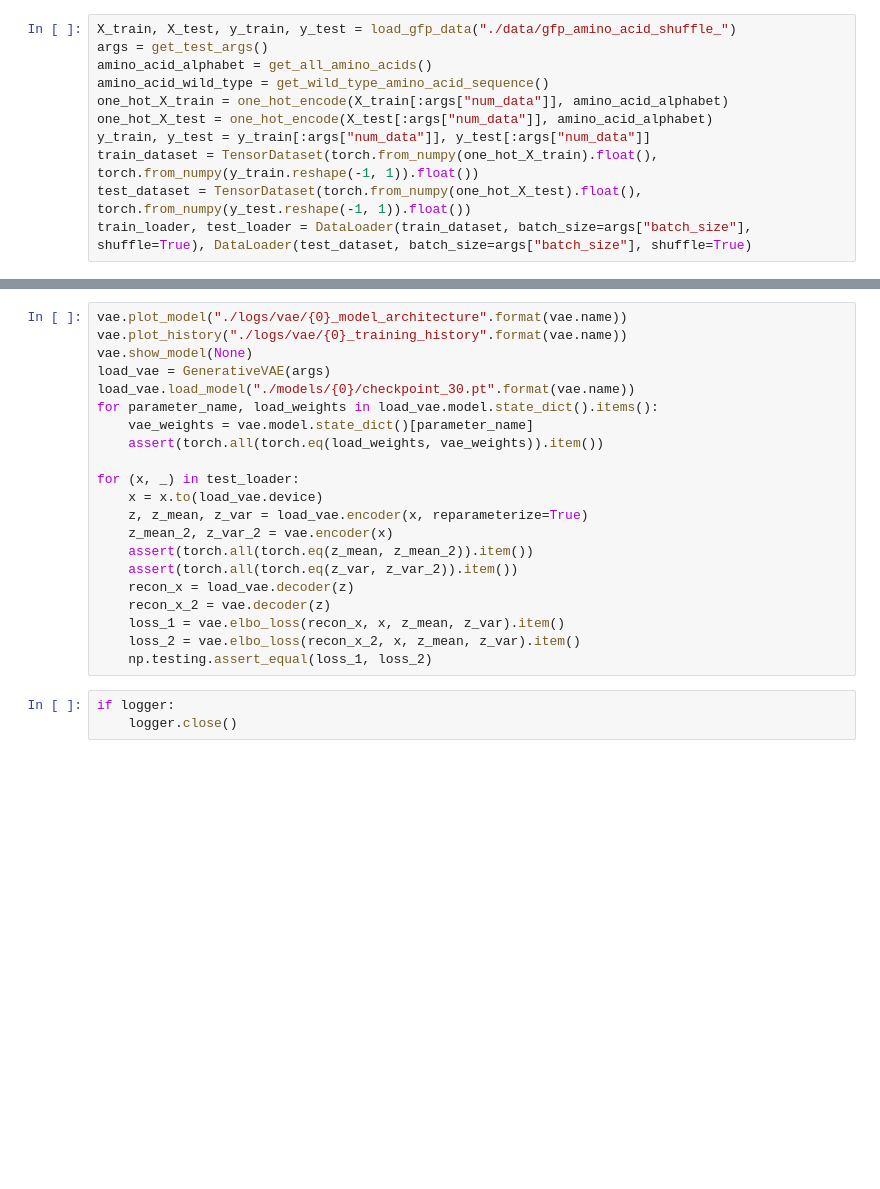
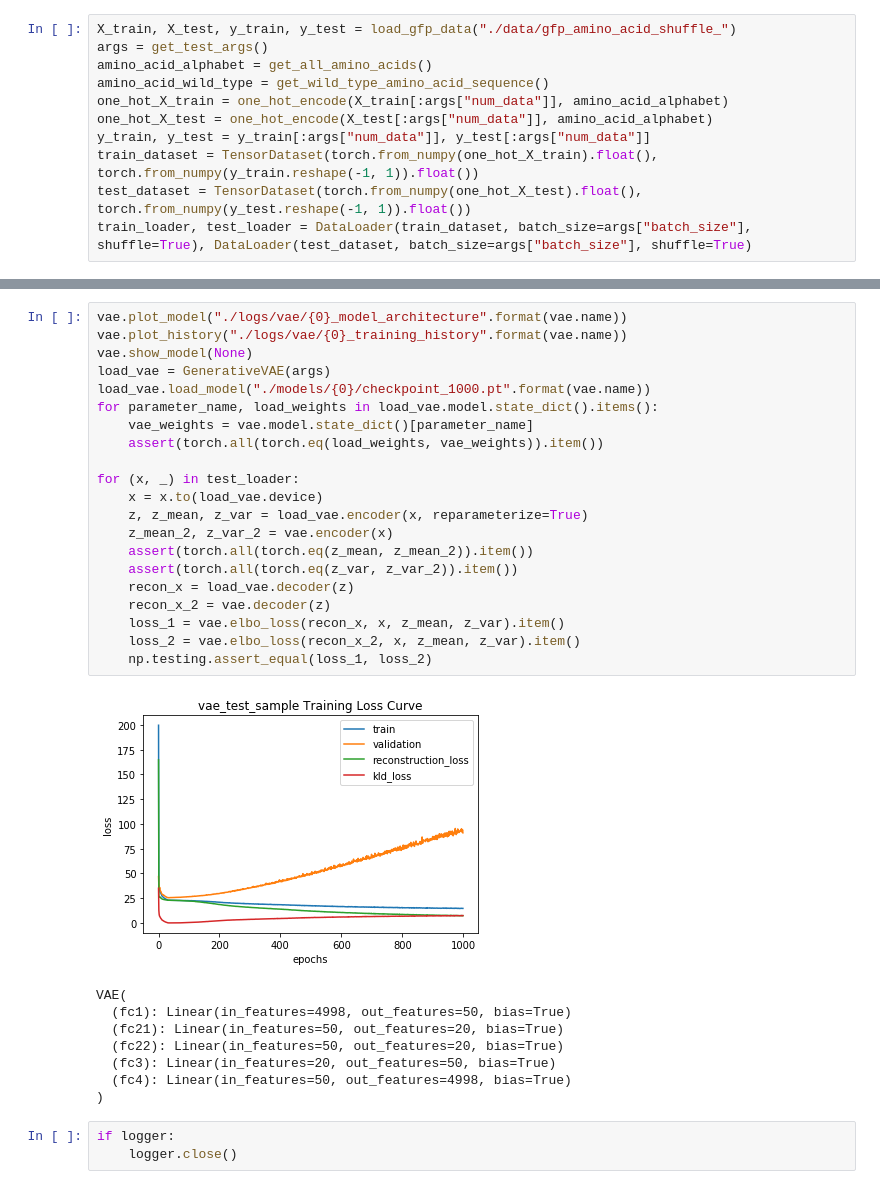
Before and after one commit to j316chuck/generative-model-experiments, a Jupyter notebook: vae.ipynb, the cells around one changed output, grey strips where cells are left out. Cells and saved outputs as stored; diff of their text form; blank space fills up the shorter version.

```diff
--- a/vae.ipynb
+++ b/vae.ipynb
@@ -377,24 +377,33 @@ wild type elbo prob: 4.067409992218018. 3 mutations elbo prob: 55.24103927612305
 # %%
 vae.plot_model("./logs/vae/{0}_model_architecture".format(vae.name))
 vae.plot_history("./logs/vae/{0}_training_history".format(vae.name))
 vae.show_model(None)
 load_vae = GenerativeVAE(args)
-load_vae.load_model("./models/{0}/checkpoint_30.pt".format(vae.name))
+load_vae.load_model("./models/{0}/checkpoint_1000.pt".format(vae.name))
 for parameter_name, load_weights in load_vae.model.state_dict().items():
     vae_weights = vae.model.state_dict()[parameter_name]
     assert(torch.all(torch.eq(load_weights, vae_weights)).item())
 
 for (x, _) in test_loader:
     x = x.to(load_vae.device)
     z, z_mean, z_var = load_vae.encoder(x, reparameterize=True)
     z_mean_2, z_var_2 = vae.encoder(x)
     assert(torch.all(torch.eq(z_mean, z_mean_2)).item())
     assert(torch.all(torch.eq(z_var, z_var_2)).item())
     recon_x = load_vae.decoder(z)
     recon_x_2 = vae.decoder(z)
     loss_1 = vae.elbo_loss(recon_x, x, z_mean, z_var).item()
     loss_2 = vae.elbo_loss(recon_x_2, x, z_mean, z_var).item()
     np.testing.assert_equal(loss_1, loss_2)
+# %% [output]
+[figure, added]
+VAE(
+  (fc1): Linear(in_features=4998, out_features=50, bias=True)
+  (fc21): Linear(in_features=50, out_features=20, bias=True)
+  (fc22): Linear(in_features=50, out_features=20, bias=True)
+  (fc3): Linear(in_features=20, out_features=50, bias=True)
+  (fc4): Linear(in_features=50, out_features=4998, bias=True)
+)
 # %%
 if logger:
     logger.close()
```
Also changed, not shown: parts of 1 cell of this notebook, 2 other files.
